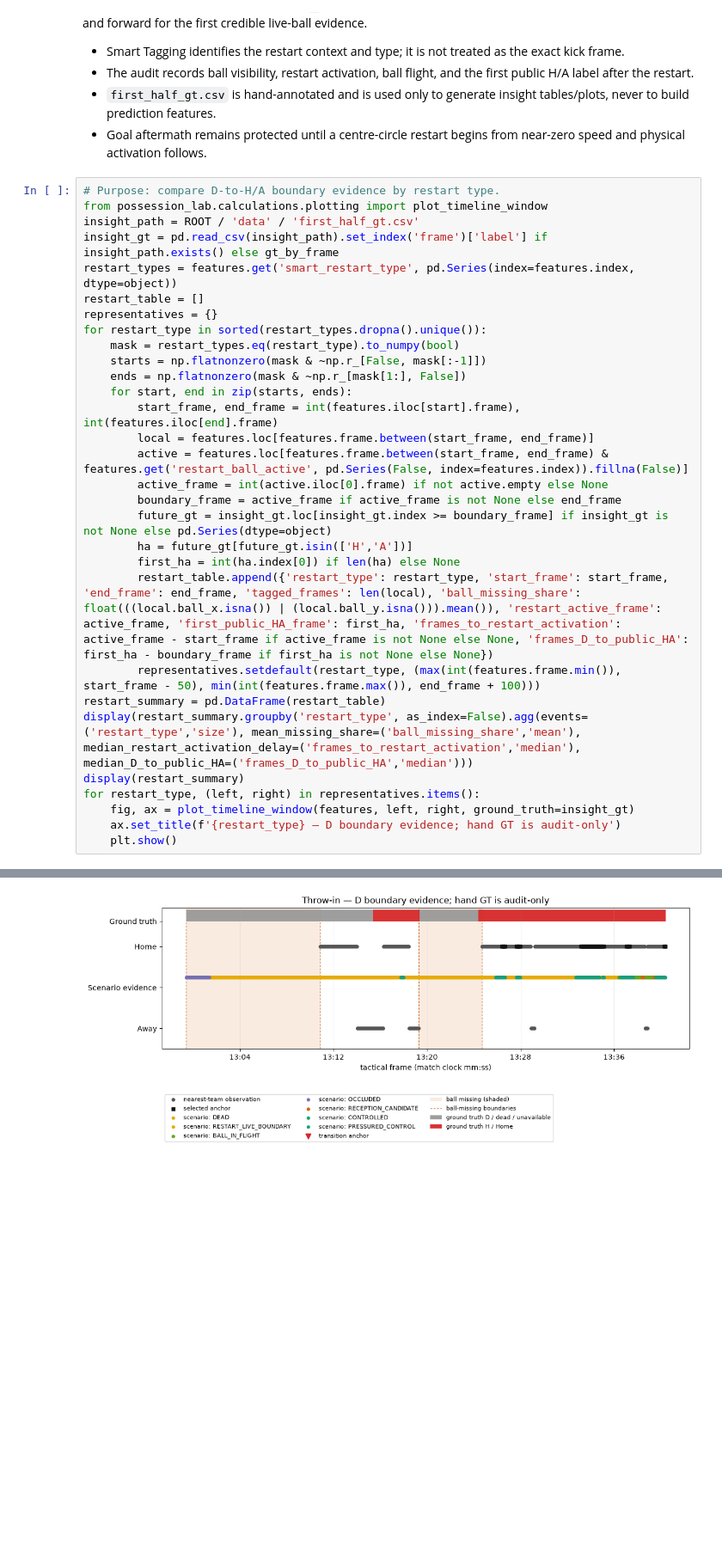
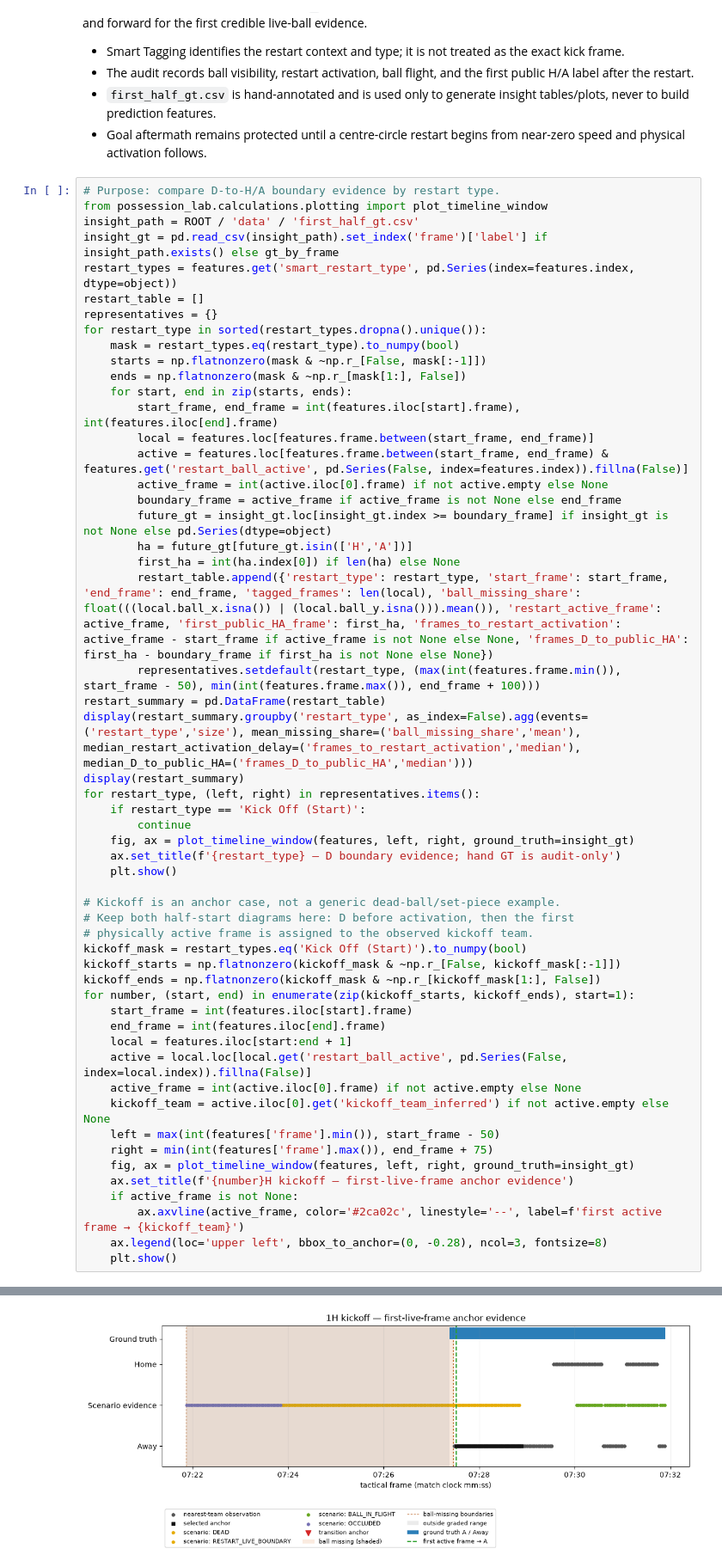
Before and after one commit to lukeaquilla11/Barcelona-hackathon, a Jupyter notebook: notebooks/05_anchors_rulebook.ipynb, the cells around one changed output, grey strips where cells are left out. Shown at 86% size. Saved outputs shown, nothing was run; the diff lists cells and outputs as text; blank space fills up the shorter version.

Commit message:
clarify anchor pipeline and evidence plots

```diff
--- a/notebooks/05_anchors_rulebook.ipynb
+++ b/notebooks/05_anchors_rulebook.ipynb
@@ -178,9 +179,33 @@ restart_summary = pd.DataFrame(restart_table)
 display(restart_summary.groupby('restart_type', as_index=False).agg(events=('restart_type','size'), mean_missing_share=('ball_missing_share','mean'), median_restart_activation_delay=('frames_to_restart_activation','median'), median_D_to_public_HA=('frames_D_to_public_HA','median')))
 display(restart_summary)
 for restart_type, (left, right) in representatives.items():
+    if restart_type == 'Kick Off (Start)':
+        continue
     fig, ax = plot_timeline_window(features, left, right, ground_truth=insight_gt)
     ax.set_title(f'{restart_type} — D boundary evidence; hand GT is audit-only')
     plt.show()
+
+# Kickoff is an anchor case, not a generic dead-ball/set-piece example.
+# Keep both half-start diagrams here: D before activation, then the first
+# physically active frame is assigned to the observed kickoff team.
+kickoff_mask = restart_types.eq('Kick Off (Start)').to_numpy(bool)
+kickoff_starts = np.flatnonzero(kickoff_mask & ~np.r_[False, kickoff_mask[:-1]])
+kickoff_ends = np.flatnonzero(kickoff_mask & ~np.r_[kickoff_mask[1:], False])
+for number, (start, end) in enumerate(zip(kickoff_starts, kickoff_ends), start=1):
+    start_frame = int(features.iloc[start].frame)
+    end_frame = int(features.iloc[end].frame)
+    local = features.iloc[start:end + 1]
+    active = local.loc[local.get('restart_ball_active', pd.Series(False, index=local.index)).fillna(False)]
+    active_frame = int(active.iloc[0].frame) if not active.empty else None
+    kickoff_team = active.iloc[0].get('kickoff_team_inferred') if not active.empty else None
+    left = max(int(features['frame'].min()), start_frame - 50)
+    right = min(int(features['frame'].max()), end_frame + 75)
+    fig, ax = plot_timeline_window(features, left, right, ground_truth=insight_gt)
+    ax.set_title(f'{number}H kickoff — first-live-frame anchor evidence')
+    if active_frame is not None:
+        ax.axvline(active_frame, color='#2ca02c', linestyle='--', label=f'first active frame → {kickoff_team}')
+    ax.legend(loc='upper left', bbox_to_anchor=(0, -0.28), ncol=3, fontsize=8)
+    plt.show()
 # %% [output]
 |  | restart_type | events | mean_missing_share | median_restart_activation_delay | median_D_to_public_HA |
 | 0 | Corner Kick | 12 | 0.487037 | 166.0 | 150.0 |
@@ -214 +239 @@ for restart_type, (left, right) in representatives.items():
-[figure, old version]
+[figure, new version]
```
Also changed, not shown: parts of 4 cells of this notebook, 8 other files.
